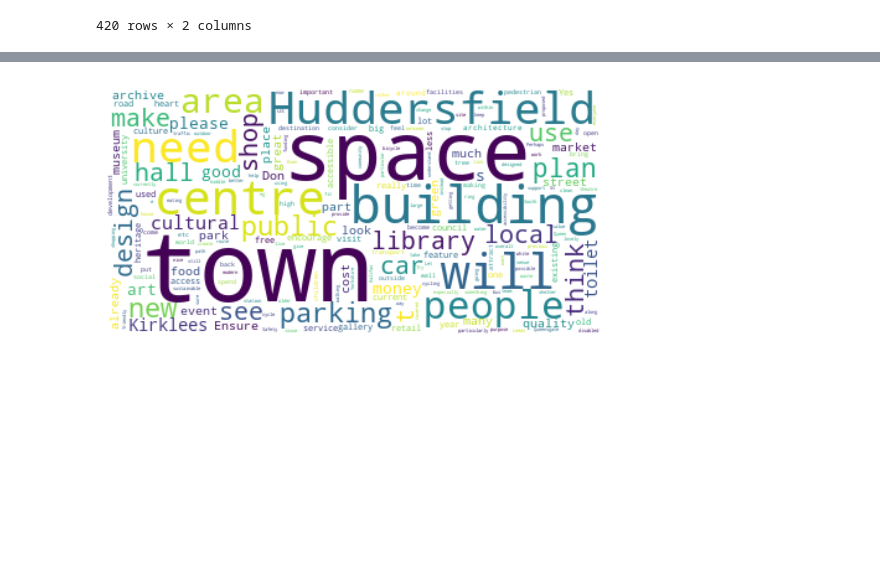
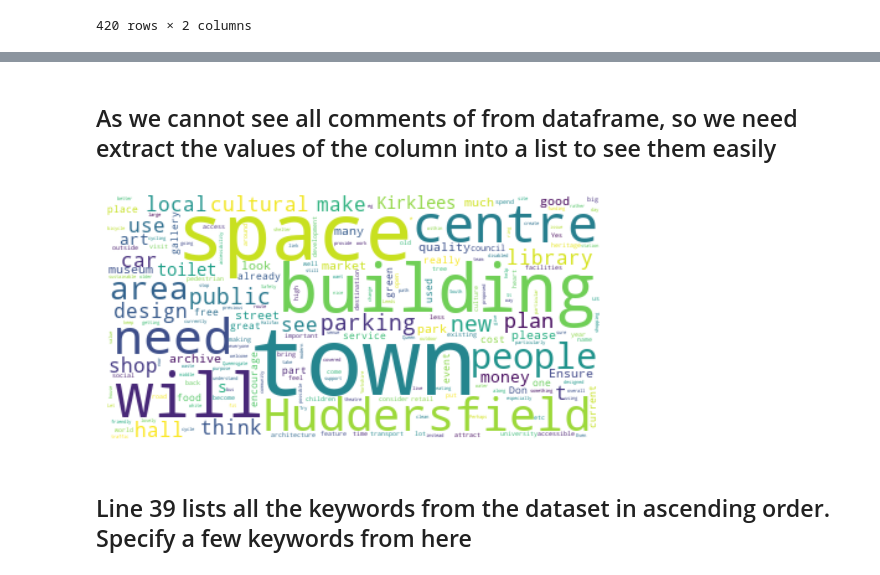
Before and after one commit to judytruchuynh/ConterContext, a Jupyter notebook: text_analysis.ipynb, the cells around one changed output, grey strips where cells are left out. Drawn from its saved outputs; the diff is of its cells as text; code cells hidden in the pictures; blank space fills up the shorter version.

```diff
--- a/text_analysis.ipynb
+++ b/text_analysis.ipynb
@@ -56,0 +48,2 @@ df_1
+# %%
+df.rename(columns={"Create a code for each comment (FF_001)": "Comment_ID"}, inplace=True)
@@ -56,0 +52,2 @@ df_1
+# %%
+df.rename(columns={"Is there anything else that you would like the team to consider as they continue to develop the design of the buildings and public spaces?": "Recommendations"}, inplace=True)
@@ -56,0 +56,2 @@ df_1
+# %%
+df['Comment_ID'] = df.index.map(lambda x: f"FF{x+1:03d}")
@@ -56,0 +60,8 @@ df_1
+# %%
+df_1 = df.dropna(subset=['Recommendations'])
+
+# Define the list of responses to remove
+no_responses = ['NO', 'NO.','No','No.','no', 'no.']
+
+# Remove rows with matching responses
+df_1 = df_1[~df_1['Recommendations'].isin(no_responses)]
@@ -57 +85,3 @@ df_1
+# %% [markdown]
+## As we cannot see all comments of from dataframe, so we need extract the values of the column into a list to see them easily
 # %%
@@ -60,7 +89,9 @@ recommendations_list = df_1["Is there anything else that you would like the team
 # %%
-generate_wordcloud(df_1, 'Is there anything else that you would like the team to consider as they continue to develop the design of the buildings and public spaces?')
+generate_wordcloud(df_1, 'Recommendations')
 # %% [output]
-[figure, old version]
+[figure, new version]
+# %% [markdown]
+##  Line 39 lists all the keywords from the dataset in ascending order. Specify a few keywords from here
 # %%
 create_word_frequency_table(recommendations_list)
 # %% [output]
```
Also changed, not shown: parts of 68 cells of this notebook, 2 other files.
